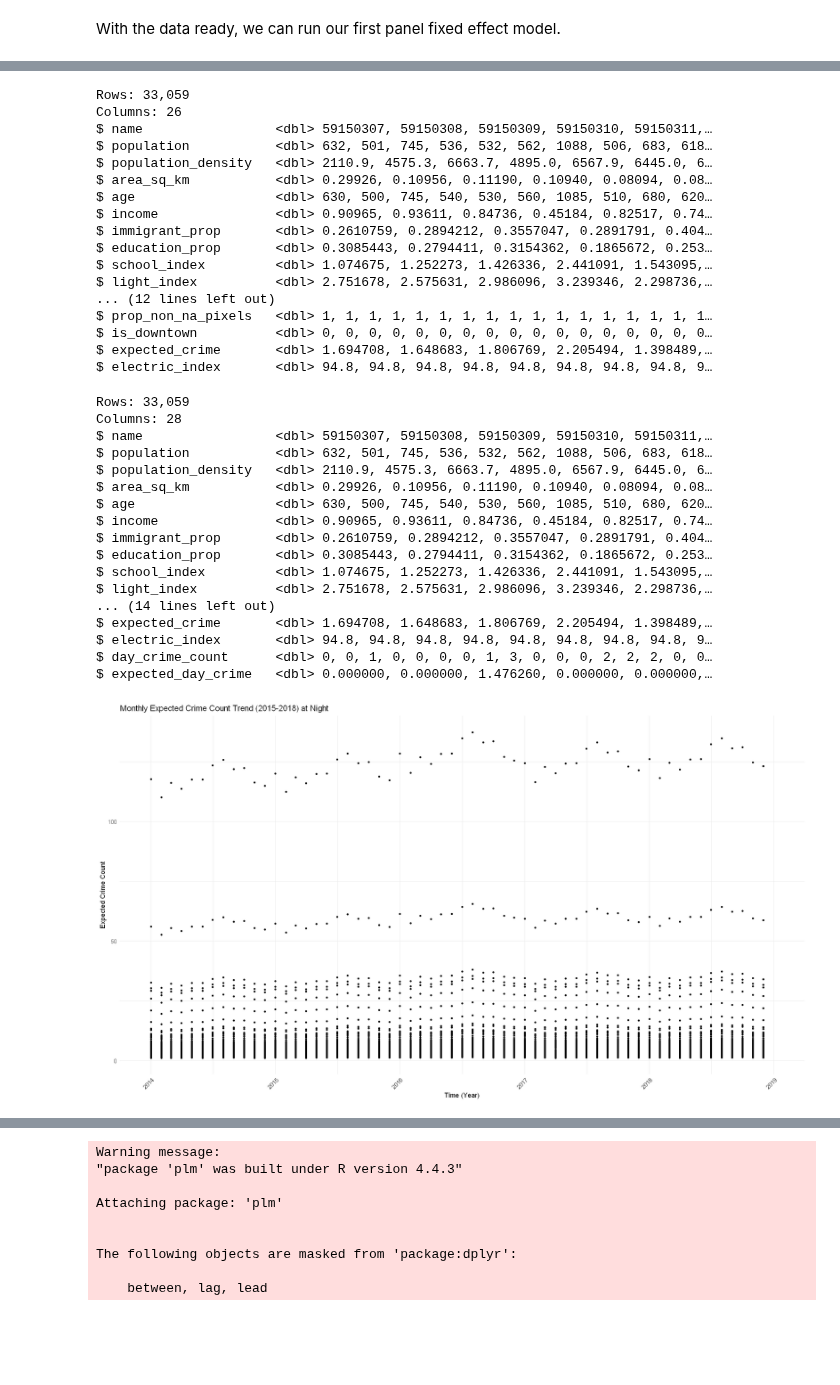
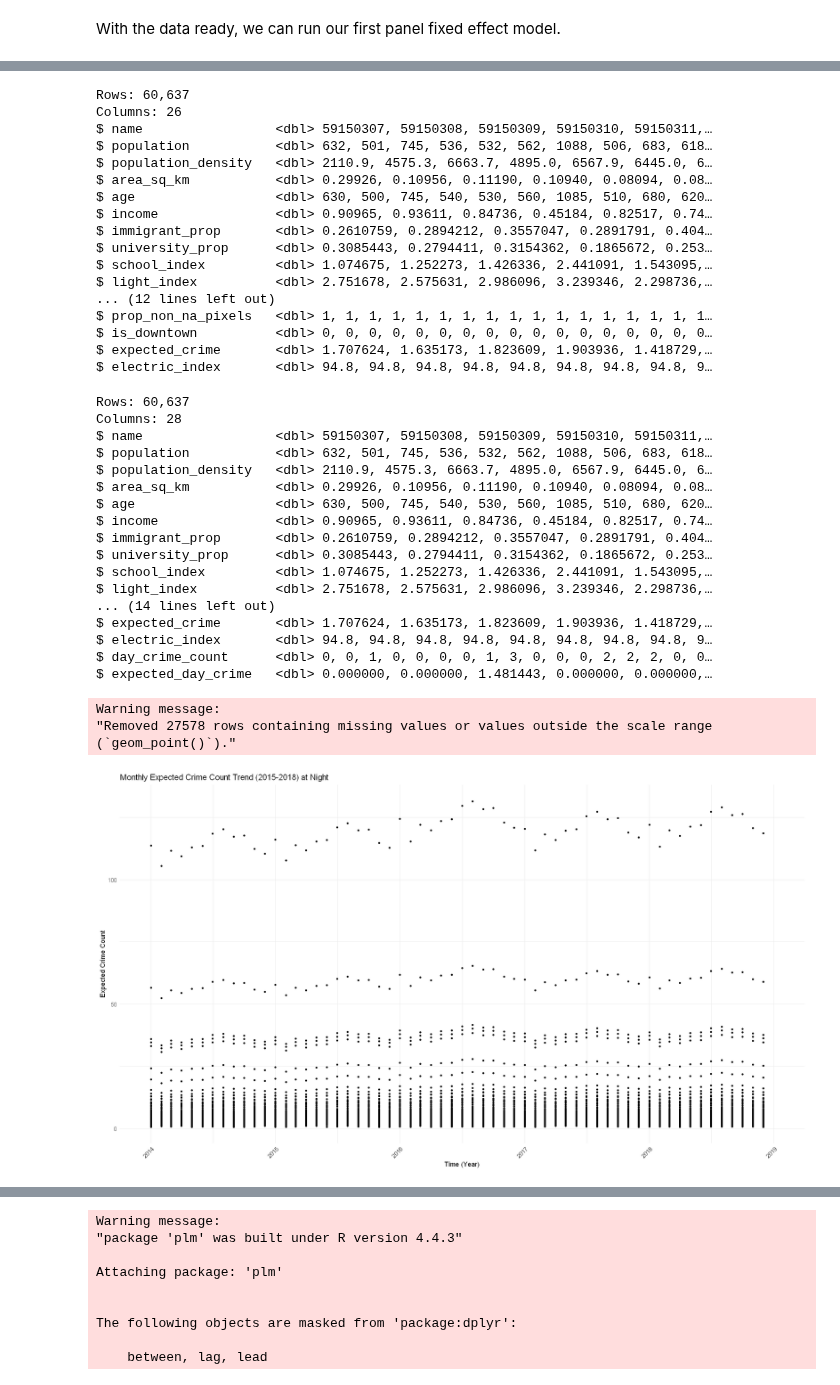
Before and after one commit to Irene-Berezin/econ_398_project, a Jupyter notebook: project_workbook.ipynb, the cells around one changed output, grey strips where cells are left out. Drawn from its saved outputs; the diff is of its cells as text; code cells hidden in the pictures; blank space fills up the shorter version.

Commit message:
added data for 2021 census

```diff
--- a/project_workbook.ipynb
+++ b/project_workbook.ipynb
@@ -673,5 +735,5 @@ write_csv(neighborhood2016_panel, "neighborhood2016_panel.csv")
 # %% [markdown]
 With the data ready, we can run our first panel fixed effect model.
 # %%
-census2016_panel <- read_csv("census_2016_panel.csv")
+census2016_2021_panel <- read_csv("census2016_2021_panel.csv")
 # %% [output]
@@ -686,17 +748,16 @@ date  (1): date
 ℹ Specify the column types or set `show_col_types = FALSE` to quiet this message.
 # %%
 # Making necessary changes to the data
-census2016_panel_night <- census2016_panel|>
+census2016_2021_panel_night <- census2016_2021_panel|>
     filter(time_category == "night")|>
-    filter(year %in% c(2014, 2015, 2016, 2017, 2018))|>
     mutate(month = factor(month, levels = c("6", setdiff(sort(unique(as.character(month))), "6"))))|>
     mutate(year = as.factor(year))|>
-    mutate(income = as.numeric(income), immigrant_prop = as.numeric(immigrant_prop), education_prop = as.numeric(education_prop))|>
+    mutate(income = as.numeric(income), immigrant_prop = as.numeric(immigrant_prop), university_prop = as.numeric(university_prop))|>
     mutate(is_downtown = ifelse(is.na(is_downtown), 0, is_downtown))|>
-    filter(!is.na(income), !is.na(education_prop), !is.na(immigrant_prop))|>
+    filter(!is.na(income), !is.na(university_prop), !is.na(immigrant_prop))|>
     glimpse()
 # %% [output]
-Rows: 33,059
+Rows: 60,637
 Columns: 26
 $ name                 <dbl> 59150307, 59150308, 59150309, 59150310, 59150311,…
 $ population           <dbl> 632, 501, 745, 536, 532, 562, 1088, 506, 683, 618…
@@ -705,29 +766,29 @@ $ area_sq_km           <dbl> 0.29926, 0.10956, 0.11190, 0.10940, 0.08094, 0.08
 $ age                  <dbl> 630, 500, 745, 540, 530, 560, 1085, 510, 680, 620…
 $ income               <dbl> 0.90965, 0.93611, 0.84736, 0.45184, 0.82517, 0.74…
 $ immigrant_prop       <dbl> 0.2610759, 0.2894212, 0.3557047, 0.2891791, 0.404…
-$ education_prop       <dbl> 0.3085443, 0.2794411, 0.3154362, 0.1865672, 0.253…
+$ university_prop      <dbl> 0.3085443, 0.2794411, 0.3154362, 0.1865672, 0.253…
 $ school_index         <dbl> 1.074675, 1.252273, 1.426336, 2.441091, 1.543095,…
 $ light_index          <dbl> 2.751678, 2.575631, 2.986096, 3.239346, 2.298736,…
 ... (12 lines left out)
 $ prop_non_na_pixels   <dbl> 1, 1, 1, 1, 1, 1, 1, 1, 1, 1, 1, 1, 1, 1, 1, 1, 1…
 $ is_downtown          <dbl> 0, 0, 0, 0, 0, 0, 0, 0, 0, 0, 0, 0, 0, 0, 0, 0, 0…
-$ expected_crime       <dbl> 1.694708, 1.648683, 1.806769, 2.205494, 1.398489,…
+$ expected_crime       <dbl> 1.707624, 1.635173, 1.823609, 1.903936, 1.418729,…
 $ electric_index       <dbl> 94.8, 94.8, 94.8, 94.8, 94.8, 94.8, 94.8, 94.8, 9…
 # %%
 # Adding day crime as a control
-census2016_panel_day <- census2016_panel|>
+census2016_2021_panel_day <- census2016_2021_panel|>
     filter(time_category == "day")|>
     filter(year %in% c(2014, 2015, 2016, 2017, 2018))|>
     mutate(day_crime_count = crime_count, expected_day_crime = expected_crime)|>
     dplyr::select(name, date, day_crime_count, expected_day_crime)
 
-census2016_panel_night <- census2016_panel_night|>
-    left_join(census2016_panel_day, by = c("name", "date"))|>
+census2016_2021_panel_night <- census2016_2021_panel_night|>
+    left_join(census2016_2021_panel_day, by = c("name", "date"))|>
     mutate(day_crime_count = ifelse(is.na(day_crime_count), 0, day_crime_count))|>
     mutate(expected_day_crime = ifelse(is.na(expected_day_crime), 0, expected_day_crime))|>
     glimpse()
 # %% [output]
-Rows: 33,059
+Rows: 60,637
 Columns: 28
 $ name                 <dbl> 59150307, 59150308, 59150309, 59150310, 59150311,…
 $ population           <dbl> 632, 501, 745, 536, 532, 562, 1088, 506, 683, 618…
@@ -736,22 +797,25 @@ $ area_sq_km           <dbl> 0.29926, 0.10956, 0.11190, 0.10940, 0.08094, 0.08
 $ age                  <dbl> 630, 500, 745, 540, 530, 560, 1085, 510, 680, 620…
 $ income               <dbl> 0.90965, 0.93611, 0.84736, 0.45184, 0.82517, 0.74…
 $ immigrant_prop       <dbl> 0.2610759, 0.2894212, 0.3557047, 0.2891791, 0.404…
-$ education_prop       <dbl> 0.3085443, 0.2794411, 0.3154362, 0.1865672, 0.253…
+$ university_prop      <dbl> 0.3085443, 0.2794411, 0.3154362, 0.1865672, 0.253…
 $ school_index         <dbl> 1.074675, 1.252273, 1.426336, 2.441091, 1.543095,…
 $ light_index          <dbl> 2.751678, 2.575631, 2.986096, 3.239346, 2.298736,…
 ... (14 lines left out)
-$ expected_crime       <dbl> 1.694708, 1.648683, 1.806769, 2.205494, 1.398489,…
+$ expected_crime       <dbl> 1.707624, 1.635173, 1.823609, 1.903936, 1.418729,…
 $ electric_index       <dbl> 94.8, 94.8, 94.8, 94.8, 94.8, 94.8, 94.8, 94.8, 9…
 $ day_crime_count      <dbl> 0, 0, 1, 0, 0, 0, 0, 1, 3, 0, 0, 0, 2, 2, 2, 0, 0…
-$ expected_day_crime   <dbl> 0.000000, 0.000000, 1.476260, 0.000000, 0.000000,…
+$ expected_day_crime   <dbl> 0.000000, 0.000000, 1.481443, 0.000000, 0.000000,…
 # %%
-ggplot(census2016_panel_night, aes(x = date, y = expected_crime)) +
+ggplot(census2016_2021_panel_night, aes(x = date, y = expected_crime)) +
   geom_point(size = 1) +
   scale_x_date(date_breaks = "1 year", date_labels = "%Y", limits = as.Date(c("2014-01-01", "2018-12-31"))) +
   labs(x = "Time (Year)", y = "Expected Crime Count",
        title = "Monthly Expected Crime Count Trend (2015-2018) at Night") +
   theme_minimal() +
   theme(axis.text.x = element_text(angle = 45, vjust = 1, hjust = 1))
 # %% [output]
+Warning message:
+"Removed 27578 rows containing missing values or values outside the scale range
+(`geom_point()`)."
-[figure, old version]
+[figure, new version]
 # %%
```
Also changed, not shown: parts of 49 cells of this notebook, 3 other files.
